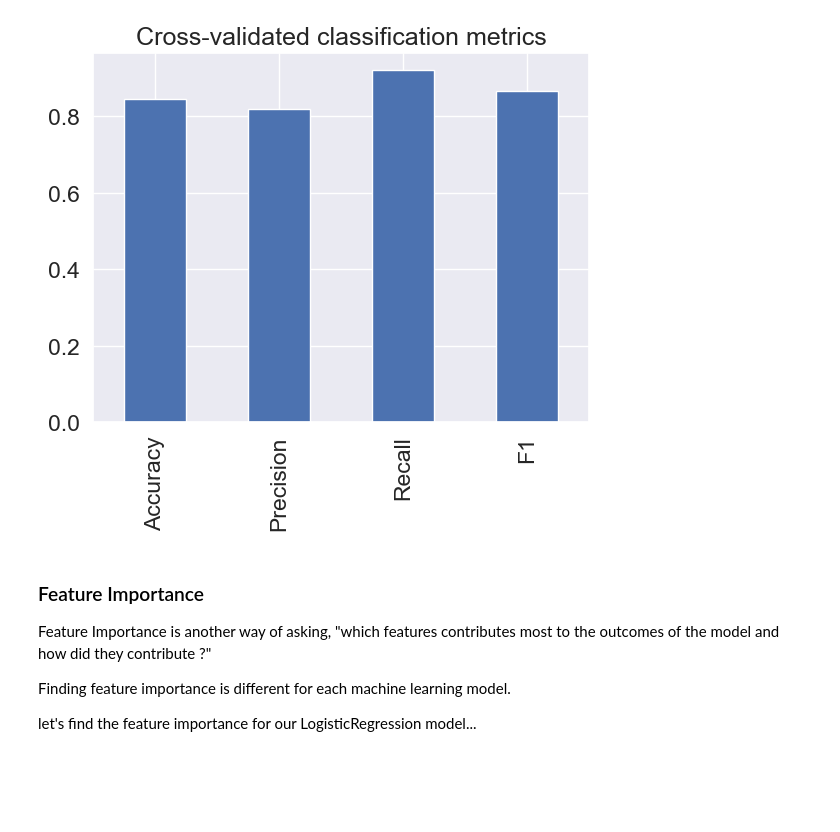
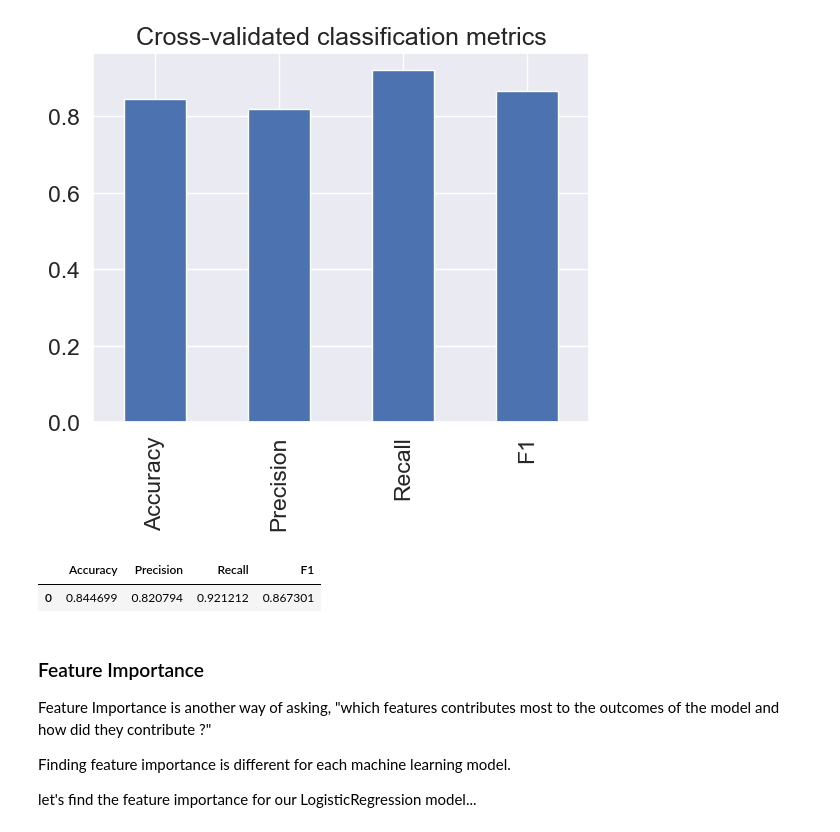
Before and after one commit to pavan-kumar-v-pkv/ML_heart_disease, a Jupyter notebook: notebooks/end-to-end-heart-disease-classification.ipynb, the cells around one changed output. Cells and saved outputs as stored; diff of their text form; code cells hidden in the pictures; blank space fills up the shorter version.

```diff
--- a/notebooks/end-to-end-heart-disease-classification.ipynb
+++ b/notebooks/end-to-end-heart-disease-classification.ipynb
@@ -803,6 +803,11 @@ cv_metrics.T.plot.bar(title="Cross-validated classification metrics", legend=Fal
 plt.show()
 # %% [output]
 [figure]
+# %%
+cv_metrics
+# %% [output]
+|  | Accuracy | Precision | Recall | F1 |
+| 0 | 0.844699 | 0.820794 | 0.921212 | 0.867301 |
 # %% [markdown]
 ### Feature Importance
 
```
Also changed, not shown: parts of 1 cell of this notebook.
